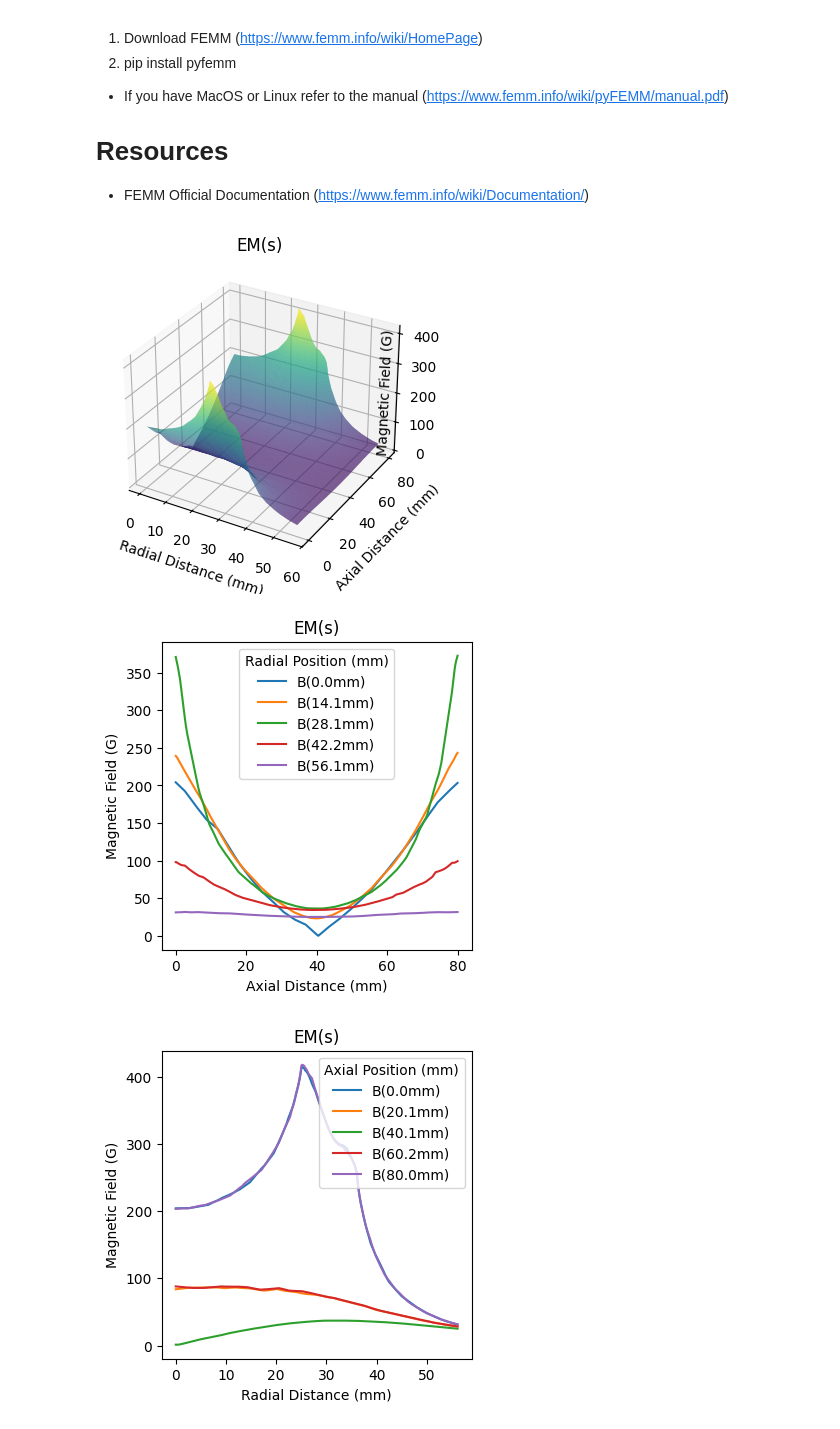
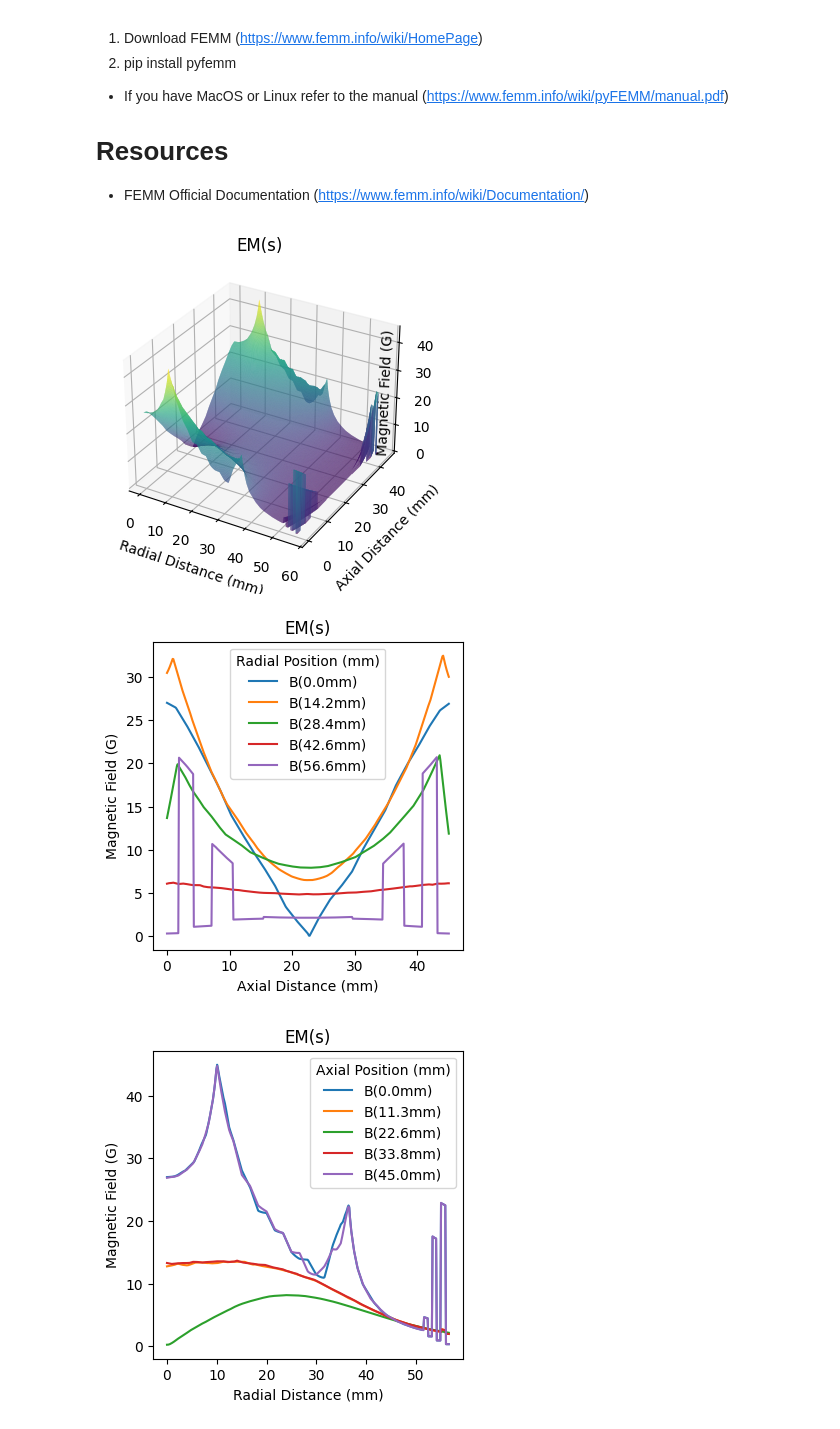
Before and after one commit to kostubhagarwal/femm_em_sims, a Jupyter notebook: electro_mag_sim.ipynb, the cells around one changed output. Drawn from its saved outputs; the diff is of its cells as text; code cells hidden in the pictures.

```diff
--- a/electro_mag_sim.ipynb
+++ b/electro_mag_sim.ipynb
@@ -41,9 +41,9 @@ https://production-solution.com/coil-calculator.htm
 
 verify with calculator above it's a good sanity check
 """
-bobbin_l = 10 #bobbin length (mm)
-bobbin_r = 25 #bobbin radius (mm)
-coil_n = 300 #number of turns
+bobbin_l = 1.6 #bobbin length (mm)
+bobbin_r = 10 #bobbin radius (mm)
+coil_n = 96 #number of turns
 num_layer = int(bobbin_l / wire_d)  # How many turns fit along bobbin length
 turns_layer = int(np.ceil(coil_n / num_layer))  # Total layers needed
 coil_r = bobbin_r + (turns_layer * wire_d * np.sqrt(3)/2)  # Hexagonal packing (mm)
@@ -55,7 +55,7 @@ for layer in range(turns_layer):  # Loop through each layer
     turns_in_layer = min(num_layer, coil_n - layer * num_layer)  # Handle partial last layer
     wire_length += turns_in_layer * (2 * np.pi * current_radius)  # Sum wire length (mm)
 wire_length *= 1e-3  # Convert mm to meters for resistivity calculation
-sep = 80 #distance of em's (converted from cm to mm)
+sep = 45 #distance of em's (converted from cm to mm)
 
 """
 data analysis
@@ -73,7 +73,7 @@ simulation paramaters
 precision = 1e-8 #solver precision
 label_tol = 1e-2 #label offset, places label inside shape (mm)
 bound_r = 1.25 * max(coil_r, sep) #boundary radius (mm)
-i = 3.6 #current (A)
+i = 1 #current (A)
 
 """
 initialization
@@ -147,6 +147,27 @@ resistance = wire_p * (wire_length) / (wire_area*1e-6) #resistance (Ω)
 wire_m = wire_length * (wire_area*1e-6) * 1e6 * wire_ds #mass of wire (g)
 power = i ** 2 * resistance #power loss (W)
 voltage = i * resistance #voltage required (V)
+
+"""
+inductance calculations
+"""
+# Calculate magnetic energy using FEMM's circuit properties
+# Get circuit properties for both coils
+circ_props_top = femm.mo_getcircuitproperties('icoil')  # returns [current, volts, flux_linkage]
+circ_props_bottom = femm.mo_getcircuitproperties('ocoil')  # returns [current, volts, flux_linkage]
+
+# Extract flux linkage (in Weber-turns)
+flux_linkage_top = circ_props_top[2]
+flux_linkage_bottom = circ_props_bottom[2]
+
+# Calculate inductance: L = flux_linkage / current (Henry)
+# For anti-Helmholtz configuration, coils are in series with opposite current
+inductance_top = abs(flux_linkage_top / i)  # Self-inductance of top coil (H)
+inductance_bottom = abs(flux_linkage_bottom / (-i))  # Self-inductance of bottom coil (H)
+
+# Total inductance for series configuration with mutual coupling included
+# The flux linkage already accounts for mutual inductance effects
+total_inductance = (abs(flux_linkage_top) + abs(flux_linkage_bottom)) / i  # Total inductance (H)
 
 """
 heat generation, assuming no dissipation
@@ -213,34 +234,36 @@ plt.xlabel('Radial Distance (mm)')
 plt.ylabel('Magnetic Field (G)')
 plt.title('EM(s)')
 legend = plt.legend()
 legend.set_title('Axial Position (mm)')
 plt.show()
 
 """
 output
 """
 print(f"Current: {i} A")
 print(f"Wire Gauge: 22 AWG")
 print(f"Number of Turns: {coil_n}")
 print(f"Turns/Layer: {turns_layer}")
 print(f"Number of Layers: {num_layer}")
 print(f"Wire Length/Coil: {wire_length*1e3:.1f} mm")
 print(f"EM Thickness: {bobbin_l} mm")
 print(f"EM Inner Radius: {bobbin_r} mm")
 print(f"EM Outer Radius: {coil_r:.1f} mm")
 print(f"EM separation: {sep} mm")
 print(f"Average Radial Gradient is {m_dr:.2f} G/cm")
 print(f"Average Axial Gradient is {m_dz:.2f} G/cm")
 print(f"Resistance/Coil: {resistance:.2f} Ω")
 print(f"Power Loss/Coil: {power:.2f} W")
 print(f"Voltage Requirement/Coil: {voltage:.2f} V")
-print(f"Wire heats {dT:.2f}°C in {t_s} seconds")
+print(f"Inductance (Top Coil): {inductance_top*1e3:.2f} mH")
+print(f"Inductance (Bottom Coil): {inductance_bottom*1e3:.2f} mH")
+print(f"No loss, wire heats {dT:.2f}°C in {t_s} seconds")
 
 """
 close
 """
 # femm.closefemm()
 # %% [output]
-[figure, old version]
+[figure, new version]
-[figure, old version]
+[figure, new version]
-[figure, old version]
+[figure, new version]
```
Also changed, not shown: parts of 1 cell of this notebook.
